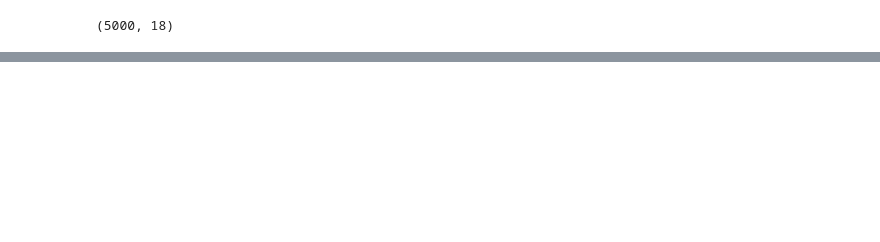
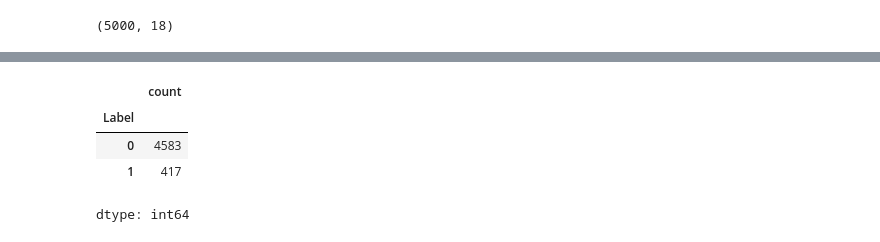
Before and after one commit to albertofalco/ENAP, a Jupyter notebook: 2025_01/preparation_tasks/main.ipynb, the cells around one changed output, grey strips where cells are left out. Drawn from its saved outputs; the diff is of its cells as text; code cells hidden in the pictures; blank space fills up the shorter version.

```diff
--- a/2025_01/preparation_tasks/main.ipynb
+++ b/2025_01/preparation_tasks/main.ipynb
@@ -184,0 +178,11 @@ TypeError: fake_applier() got an unexpected keyword argument 'f'
+# %%
+# Incorporación de label a df_sample_fake.
+df_sample_fake["Label"] = ((len(df_sample.columns) - np.sum(df_sample == df_sample_fake, axis=1)) != 0) * 1
+# %%
+# Incorporación de label a df_1.
+df_1["Label"] = 0
+# %%
+# Se convierten todos los atributos de df_1 a tipo object, excepto el atirbuto "Label".
+for col in df_1.columns:
+  if col != 'Label':
+    df_1[col] = df_1[col].astype(object)
@@ -184,0 +196,6 @@ TypeError: fake_applier() got an unexpected keyword argument 'f'
+# %%
+# Concatenación de df_1 y df_sample_fake.
+df_combined = pd.concat([df_1, df_sample_fake])
+
+# Ordenamiento de index.
+df_combined = df_combined.sort_index()
@@ -184,0 +207,9 @@ TypeError: fake_applier() got an unexpected keyword argument 'f'
+# %%
+# Control del variable label.
+df_combined["Label"].value_counts()
+# %% [output]
+|  | count |
+| Label |  |
+| 0 | 4583 |
+| 1 | 417 |
+dtype: int64
```
Also changed, not shown: parts of 14 cells of this notebook.
